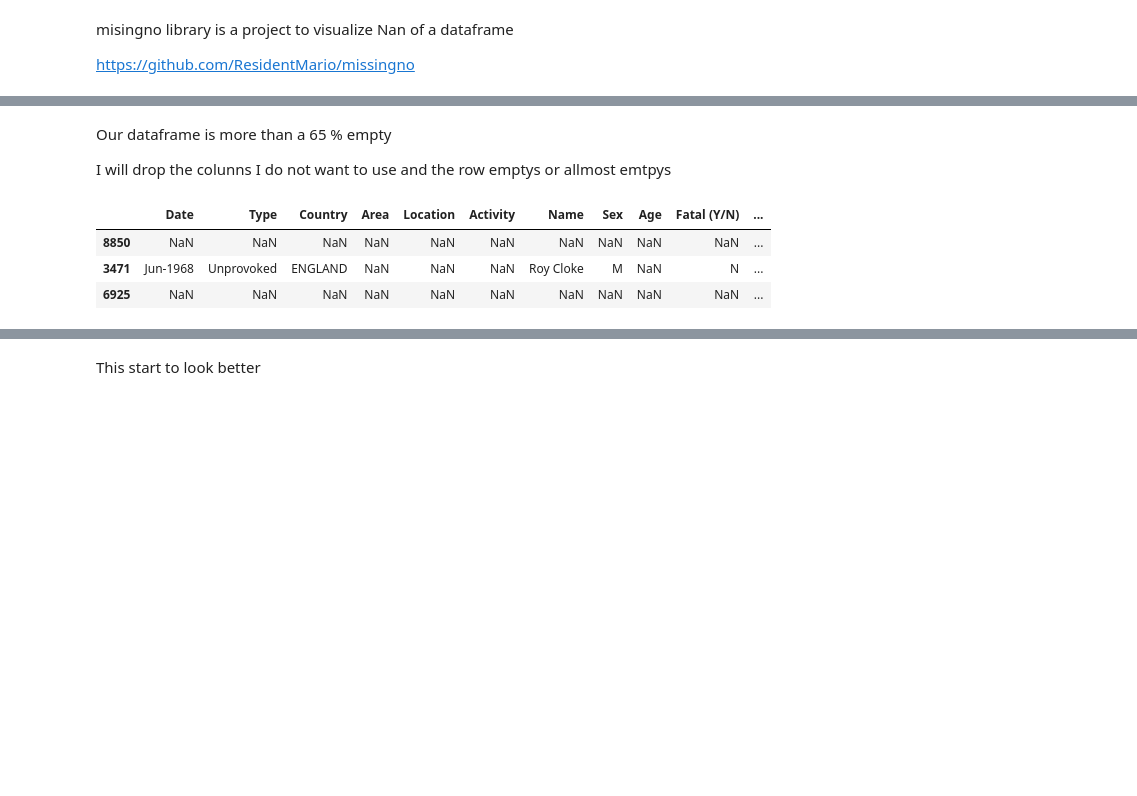
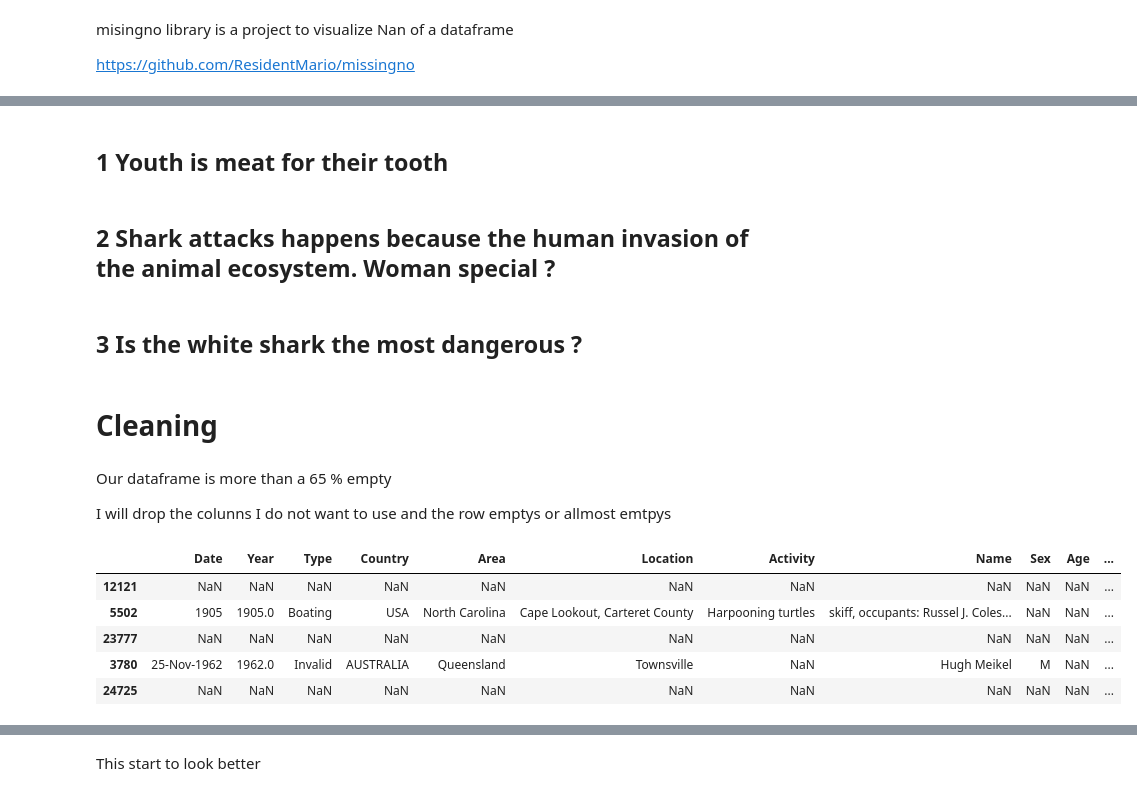
Before and after one commit to 4tolon/TheSharkProject, a Jupyter notebook: EdaShark.ipynb, the cells around one changed output, grey strips where cells are left out. Cells and saved outputs as stored; diff of their text form; code cells hidden in the pictures; blank space fills up the shorter version.

```diff
--- a/EdaShark.ipynb
+++ b/EdaShark.ipynb
@@ -79,18 +91,28 @@ msno.bar(data, color=(0.3, 0.5, 1.0))
+# %% [markdown]
+## 1 Youth is meat for their tooth
+# %% [markdown]
+## 2 Shark attacks happens because the human invasion of the animal ecosystem. Woman special ?
+# %% [markdown]
+## 3 Is the white shark the most dangerous ?
+# %% [markdown]
+# Cleaning
 # %% [markdown]
   Our dataframe is more than a 65 % empty
 
   I will drop the colunns I do not want to use and the row emptys or allmost emtpys
 # %%
-col_dro = ['Case Number', 'Year', 'Injury', 'Time', 'pdf', 'href formula', 'href',
+col_dro = ['Case Number', 'Injury', 'Time', 'pdf', 'href formula', 'href',
        'Case Number.1', 'Case Number.2', 'original order', 'Unnamed: 22',
        'Unnamed: 23']
 data = data.drop(col_dro, axis = 1)
-data.sample(3)
+data.sample(5)
 # %% [output]
-|  | Date | Type | Country | Area | Location | Activity | Name | Sex | Age | Fatal (Y/N) | ... |
-| 8850 | NaN | NaN | NaN | NaN | NaN | NaN | NaN | NaN | NaN | NaN | ... |
-| 3471 | Jun-1968 | Unprovoked | ENGLAND | NaN | NaN | NaN | Roy Cloke | M | NaN | N | ... |
-| 6925 | NaN | NaN | NaN | NaN | NaN | NaN | NaN | NaN | NaN | NaN | ... |
+|  | Date | Year | Type | Country | Area | Location | Activity | Name | Sex | Age | ... |
+| 12121 | NaN | NaN | NaN | NaN | NaN | NaN | NaN | NaN | NaN | NaN | ... |
+| 5502 | 1905 | 1905.0 | Boating | USA | North Carolina | Cape Lookout, Carteret County | Harpooning turtles | skiff, occupants: Russel J. Coles... | NaN | NaN | ... |
+| 23777 | NaN | NaN | NaN | NaN | NaN | NaN | NaN | NaN | NaN | NaN | ... |
+| 3780 | 25-Nov-1962 | 1962.0 | Invalid | AUSTRALIA | Queensland | Townsville | NaN | Hugh Meikel | M | NaN | ... |
+| 24725 | NaN | NaN | NaN | NaN | NaN | NaN | NaN | NaN | NaN | NaN | ... |
 # %%
 dates = pd.to_datetime(data['Date'], errors = 'coerce', dayfirst=True)
 data['Date']=dates
```
Also changed, not shown: parts of 91 cells of this notebook, 33 other files.
